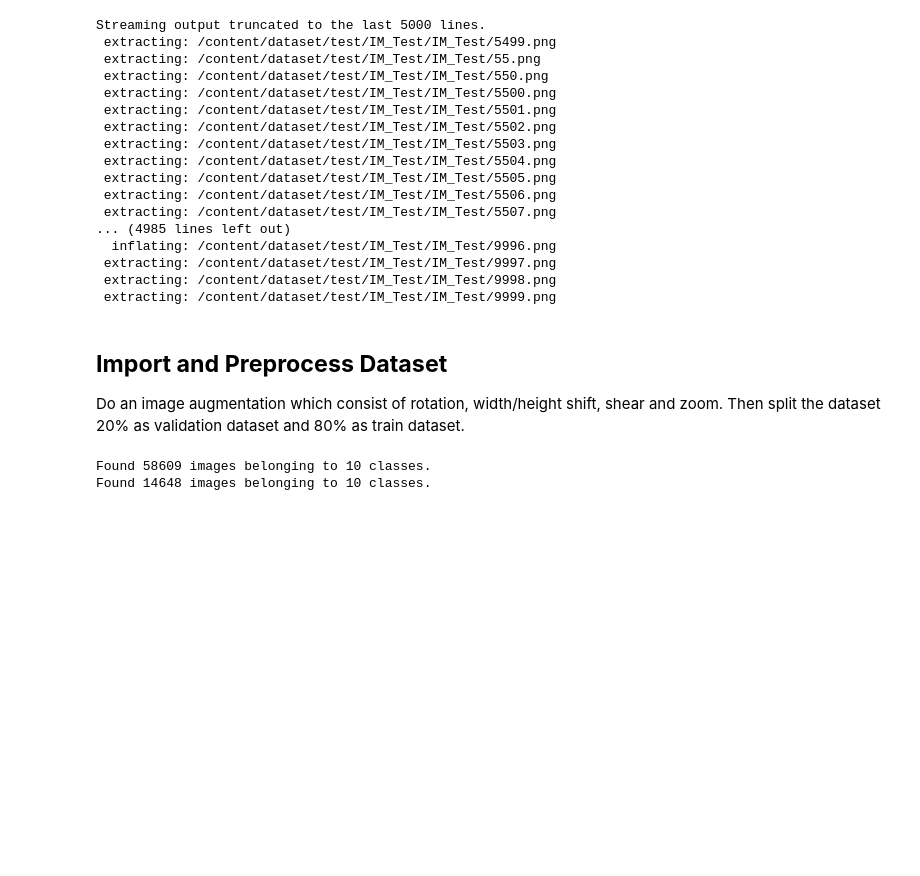
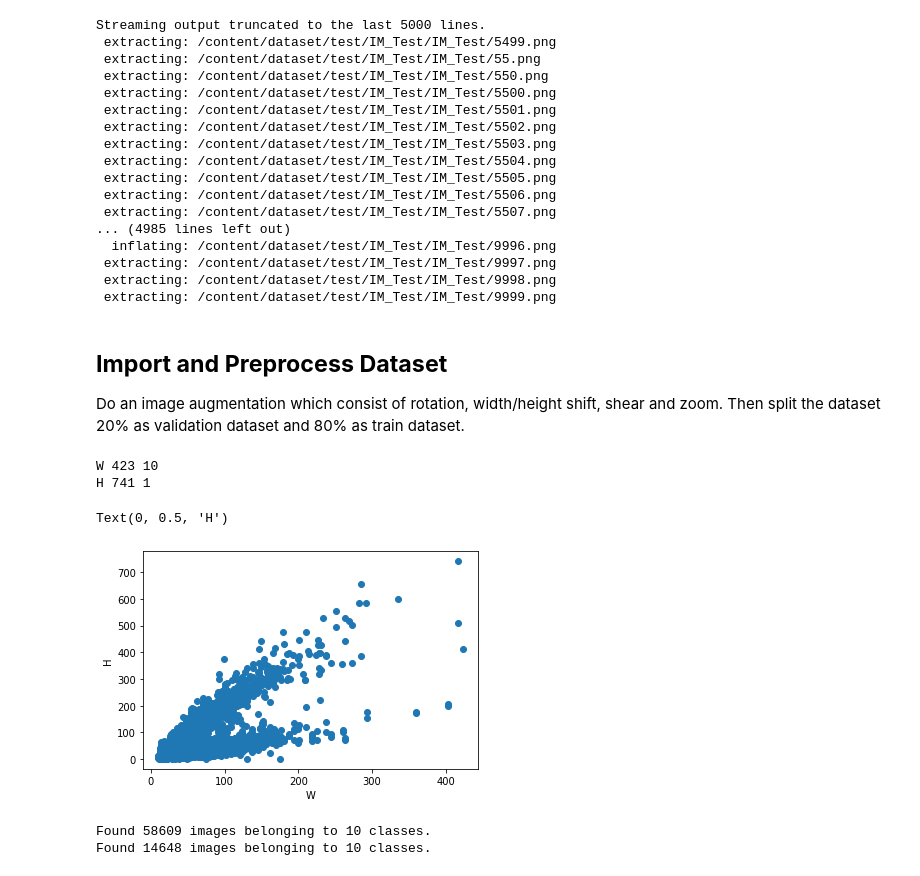
Before and after one commit to Warapob/SuperAI_Hackathon-Image-Processing, a Jupyter notebook: SuperAI_Hackathon01_RESTNET50.ipynb, the cells around one changed output. Cells and saved outputs as stored; diff of their text form; code cells hidden in the pictures; blank space fills up the shorter version.

```diff
--- a/SuperAI_Hackathon01_RESTNET50.ipynb
+++ b/SuperAI_Hackathon01_RESTNET50.ipynb
@@ -70,3 +72,26 @@ import matplotlib.pyplot as plt
+# %%
+train_dir = '/content/dataset/train'
+
+W,H = [],[]
+
+for fold in os.listdir(train_dir):
+  for ele in os.listdir(os.path.join(train_dir,fold)):
+      print(os.path.join(train_dir,fold)+f"/{ele}")
+      img = cv2.imread(os.path.join(train_dir,fold)+f"/{ele}")
+      w,h,c= img.shape
+      W.append(w)
+      H.append(h)
+# %%
+print("W",max(W),min(W))
+print("H",max(H),min(H))
+plt.scatter(W,H)
+plt.xlabel("W")
+plt.ylabel("H")
+# %% [output]
+W 423 10
+H 741 1
+Text(0, 0.5, 'H')
+[figure, added]
 # %%
 from tensorflow.keras.preprocessing.image import ImageDataGenerator
 
```
Also changed, not shown: parts of 2 cells of this notebook.
